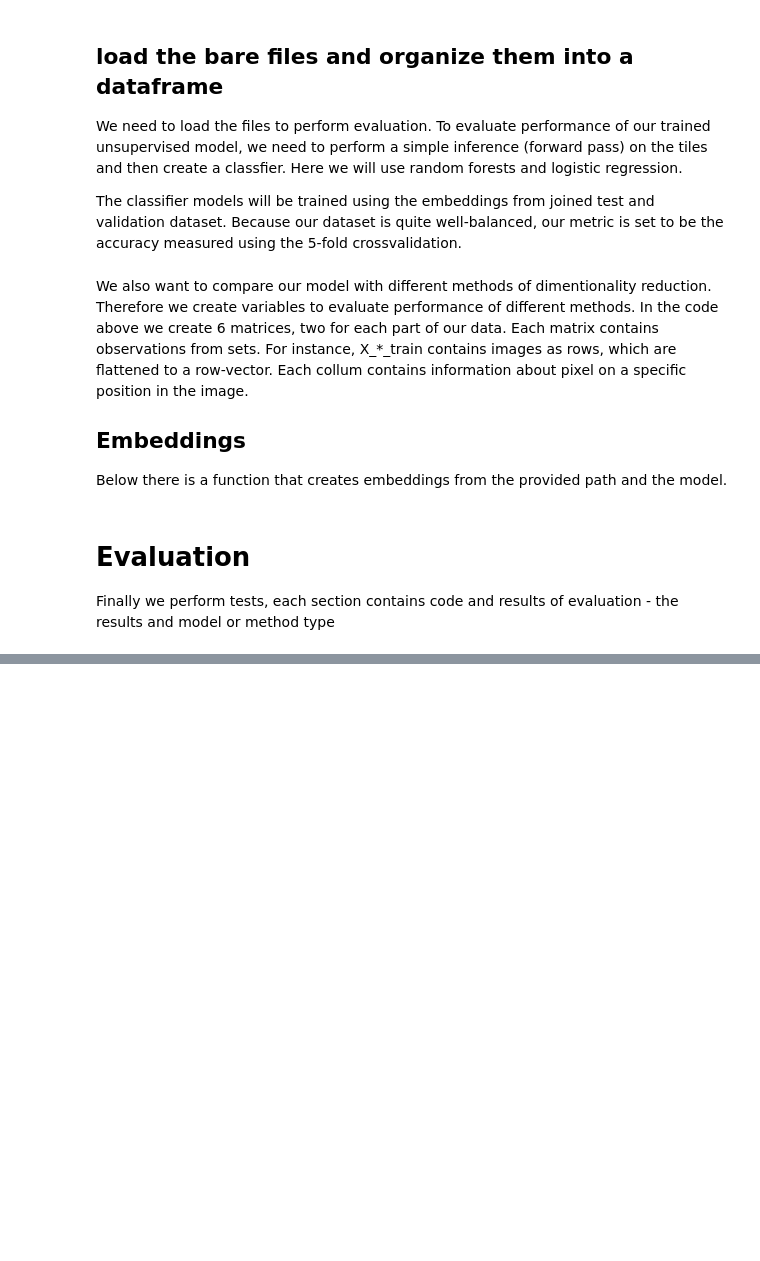
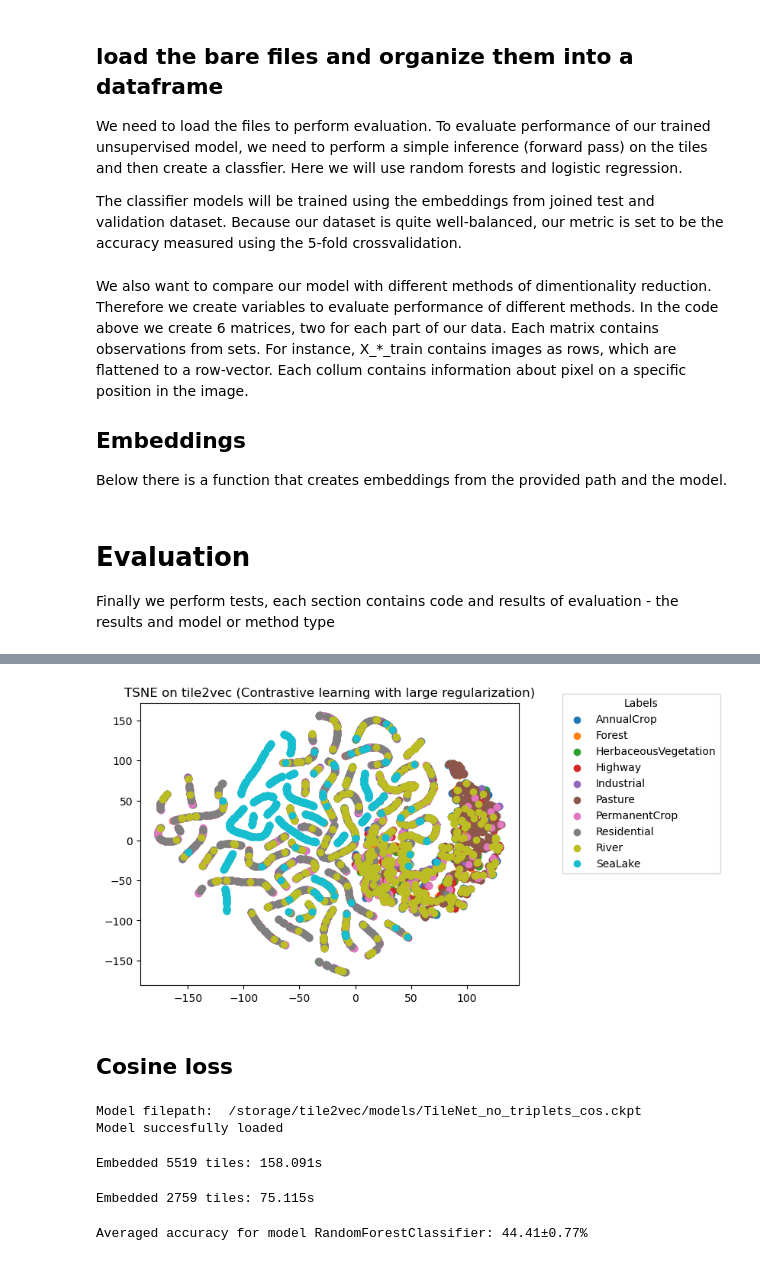
Before and after one commit to FilipLangiewicz/WB_projekt, a Jupyter notebook: code/training/evaluation.ipynb, the cells around one changed output, grey strips where cells are left out. Drawn from its saved outputs; the diff is of its cells as text; code cells hidden in the pictures; blank space fills up the shorter version.

```diff
--- a/code/training/evaluation.ipynb
+++ b/code/training/evaluation.ipynb
@@ -425,0 +345,5 @@ Averaged accuracy for model LogisticRegression: 56.43±0.97%
+# %%
+tilenet = load_model(Path('TileNet_no_triplets_reg.ckpt'))
+
+X_validation, y_validation = create_embeddings_tile2vec(tilenet, "/storage/EuroSATallBands/validation.csv", "/storage/tile2vec/npy/val", img_type="landsat", bands=13, z_dim=512)
+X_test, y_test = create_embeddings_tile2vec(tilenet, "/storage/EuroSATallBands/test.csv", "/storage/tile2vec/npy/test", img_type="landsat", bands=13, z_dim=512)
@@ -425,0 +384,16 @@ Averaged accuracy for model LogisticRegression: 56.43±0.97%
+# %%
+vizualize_tsne_2d(X, y, text = "Contrastive learning with large regularization", perplexity = 10, n_iter = 2000)
+# %% [output]
+[figure, added]
+# %% [markdown]
+## Cosine loss
+# %%
+tilenet = load_model(Path('TileNet_no_triplets_cos.ckpt'))
+
+X_validation, y_validation = create_embeddings_tile2vec(tilenet, "/storage/EuroSATallBands/validation.csv", "/storage/tile2vec/npy/val", img_type="landsat", bands=13, z_dim=512)
+X_test, y_test = create_embeddings_tile2vec(tilenet, "/storage/EuroSATallBands/test.csv", "/storage/tile2vec/npy/test", img_type="landsat", bands=13, z_dim=512)
+# %% [output]
+Model filepath:  /storage/tile2vec/models/TileNet_no_triplets_cos.ckpt
+Model succesfully loaded
+Embedded 5519 tiles: 158.091s
+Embedded 2759 tiles: 75.115s
@@ -425,0 +403,4 @@ Averaged accuracy for model LogisticRegression: 56.43±0.97%
+# %%
+compare_results(X, y, rf, folds = 5)
+# %% [output]
+Averaged accuracy for model RandomForestClassifier: 44.41±0.77%
```
Also changed, not shown: parts of 52 cells of this notebook, 46 other files.
